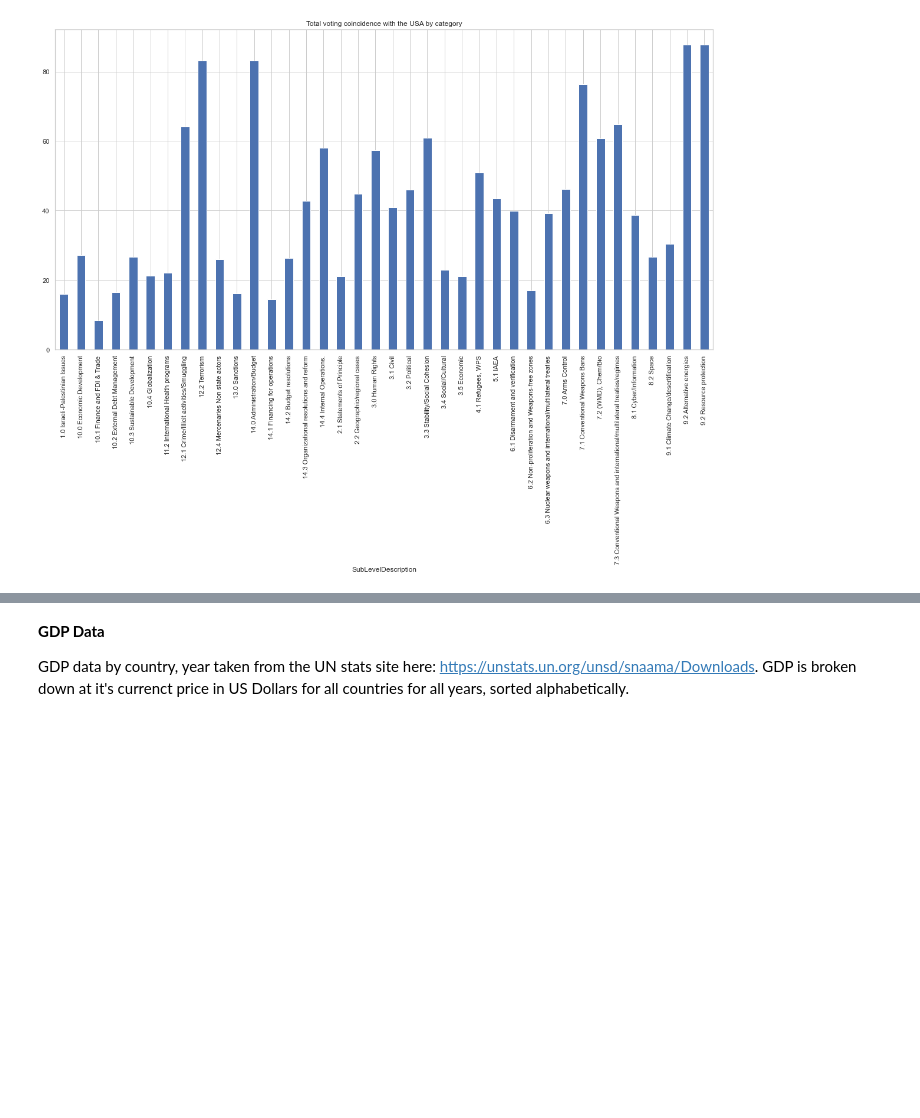
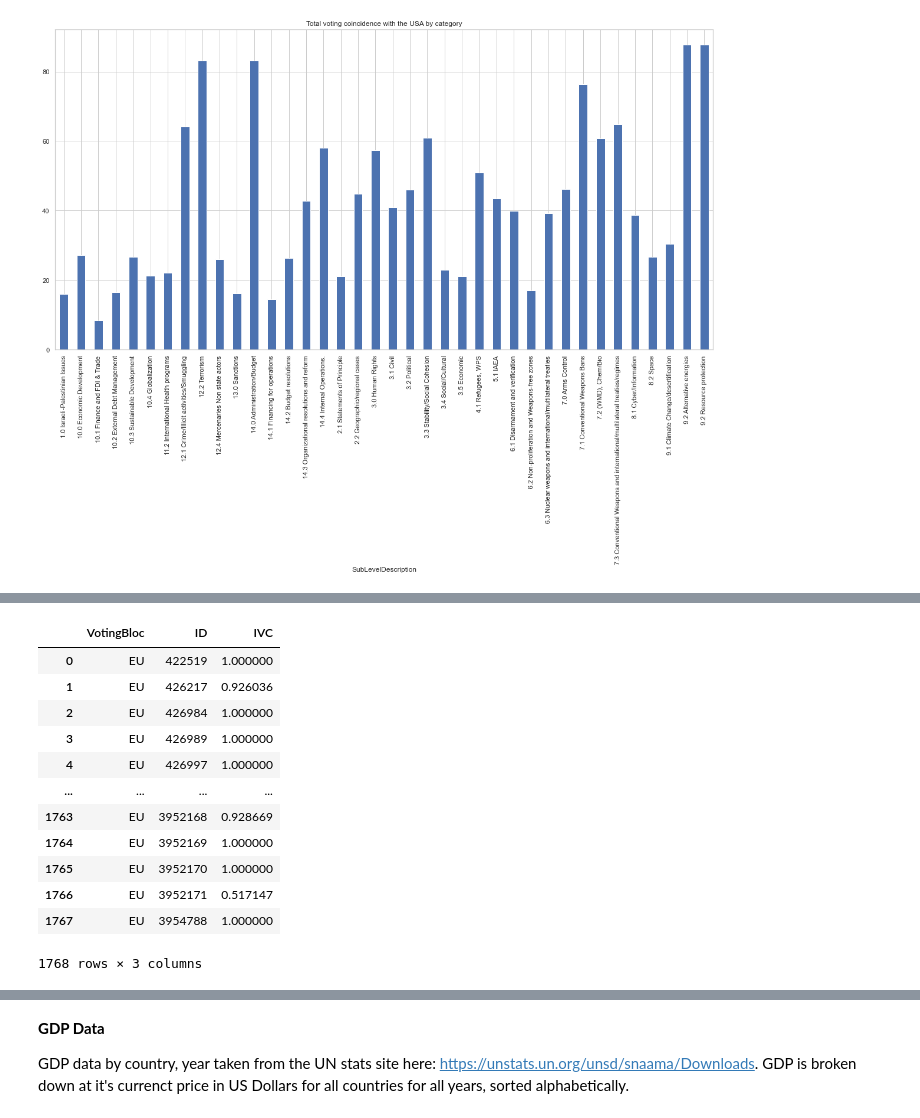
Before and after one commit to KingJohn1024/united-nations-general-assembly-voting, a Jupyter notebook: UN GA Voting Analysis.ipynb, the cells around one changed output, grey strips where cells are left out. Drawn from its saved outputs; the diff is of its cells as text; code cells hidden in the pictures; blank space fills up the shorter version.

```diff
--- a/UN GA Voting Analysis.ipynb
+++ b/UN GA Voting Analysis.ipynb
@@ -506,0 +492,17 @@ with HyperProcess(telemetry=Telemetry.SEND_USAGE_DATA_TO_TABLEAU ) as hyper:
+# %%
+# 1,768 IVC count
+ivc[ivc.VotingBloc == 'EU']
+# %% [output]
+|  | VotingBloc | ID | IVC |
+| 0 | EU | 422519 | 1.000000 |
+| 1 | EU | 426217 | 0.926036 |
+| 2 | EU | 426984 | 1.000000 |
+| 3 | EU | 426989 | 1.000000 |
+| 4 | EU | 426997 | 1.000000 |
+| ... | ... | ... | ... |
+| 1763 | EU | 3952168 | 0.928669 |
+| 1764 | EU | 3952169 | 1.000000 |
+| 1765 | EU | 3952170 | 1.000000 |
+| 1766 | EU | 3952171 | 0.517147 |
+| 1767 | EU | 3954788 | 1.000000 |
+1768 rows × 3 columns
```
Also changed, not shown: parts of 32 cells of this notebook.
